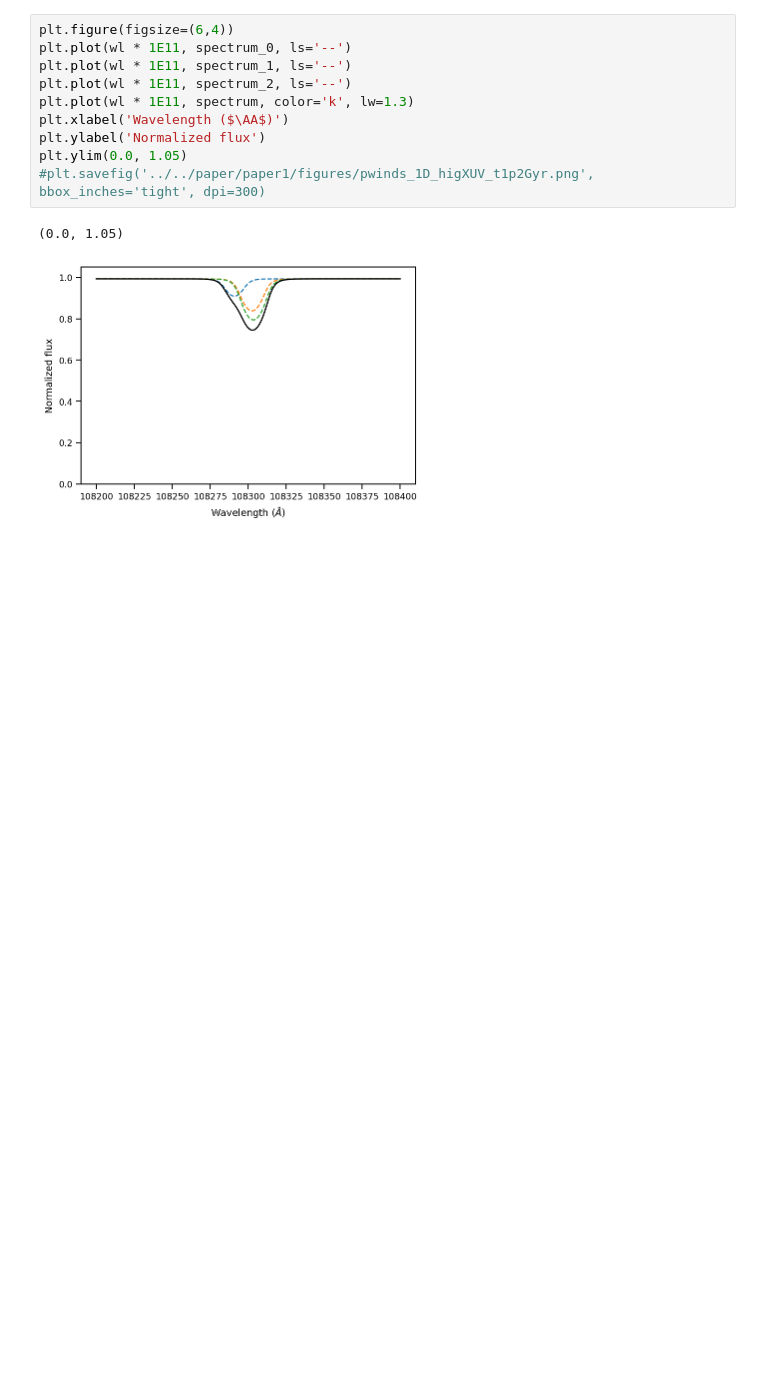
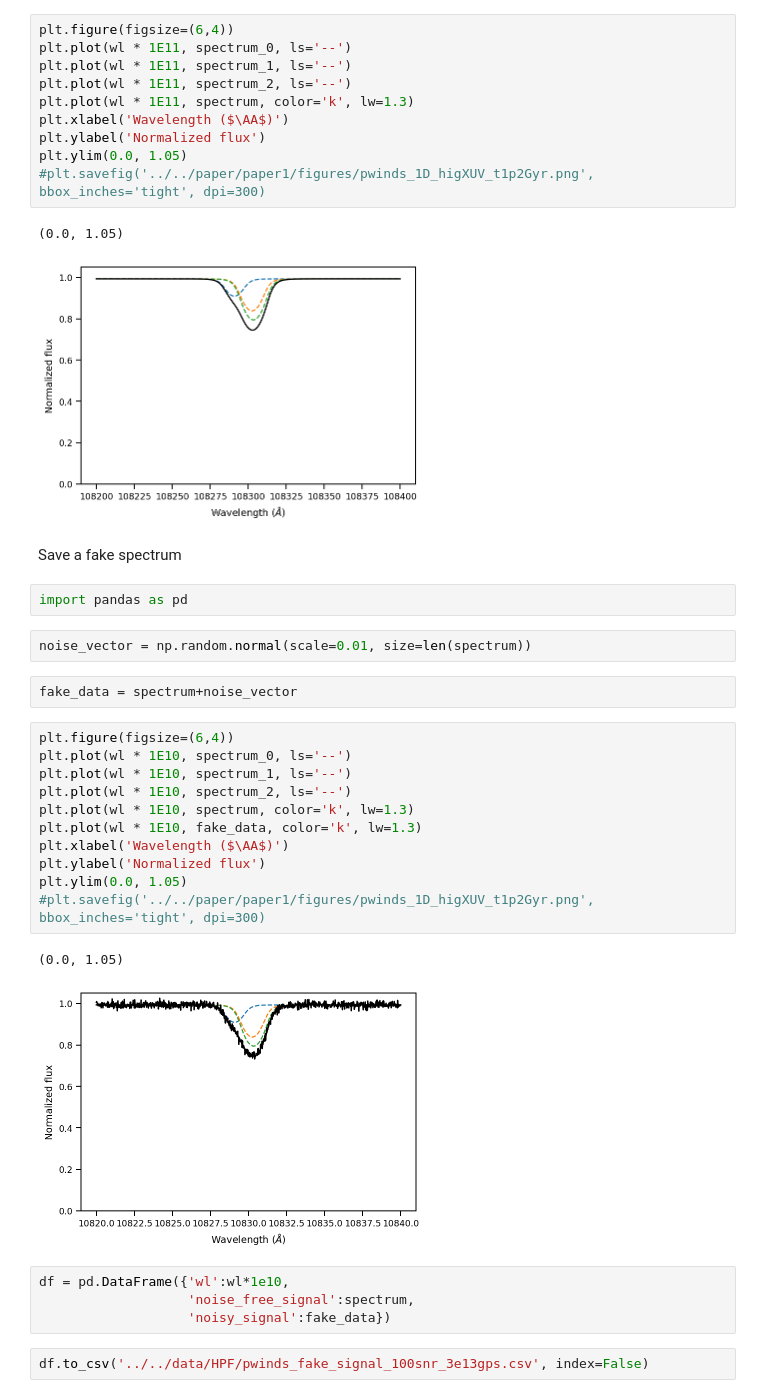
Before and after one commit to BrownDwarf/disperse, a Jupyter notebook: notebooks/07_theory/07_08_pwinds_HATP67b.ipynb, the cells around one changed output. Drawn from its saved outputs; the diff is of its cells as text; blank space fills up the shorter version.

```diff
--- a/notebooks/07_theory/07_08_pwinds_HATP67b.ipynb
+++ b/notebooks/07_theory/07_08_pwinds_HATP67b.ipynb
@@ -306,3 +306,31 @@ plt.ylim(0.0, 1.05)
 # %% [output]
 (0.0, 1.05)
 [figure]
+# %% [markdown]
+Save a fake spectrum
+# %%
+import pandas as pd
+# %%
+noise_vector = np.random.normal(scale=0.01, size=len(spectrum))
+# %%
+fake_data = spectrum+noise_vector
+# %%
+plt.figure(figsize=(6,4))
+plt.plot(wl * 1E10, spectrum_0, ls='--')
+plt.plot(wl * 1E10, spectrum_1, ls='--')
+plt.plot(wl * 1E10, spectrum_2, ls='--')
+plt.plot(wl * 1E10, spectrum, color='k', lw=1.3)
+plt.plot(wl * 1E10, fake_data, color='k', lw=1.3)
+plt.xlabel('Wavelength ($\AA$)')
+plt.ylabel('Normalized flux')
+plt.ylim(0.0, 1.05)
+#plt.savefig('../../paper/paper1/figures/pwinds_1D_higXUV_t1p2Gyr.png', bbox_inches='tight', dpi=300)
+# %% [output]
+(0.0, 1.05)
+[figure, added]
+# %%
+df = pd.DataFrame({'wl':wl*1e10,
+                   'noise_free_signal':spectrum,
+                   'noisy_signal':fake_data})
+# %%
+df.to_csv('../../data/HPF/pwinds_fake_signal_100snr_3e13gps.csv', index=False)
```
Also changed, not shown: 5 other files.
